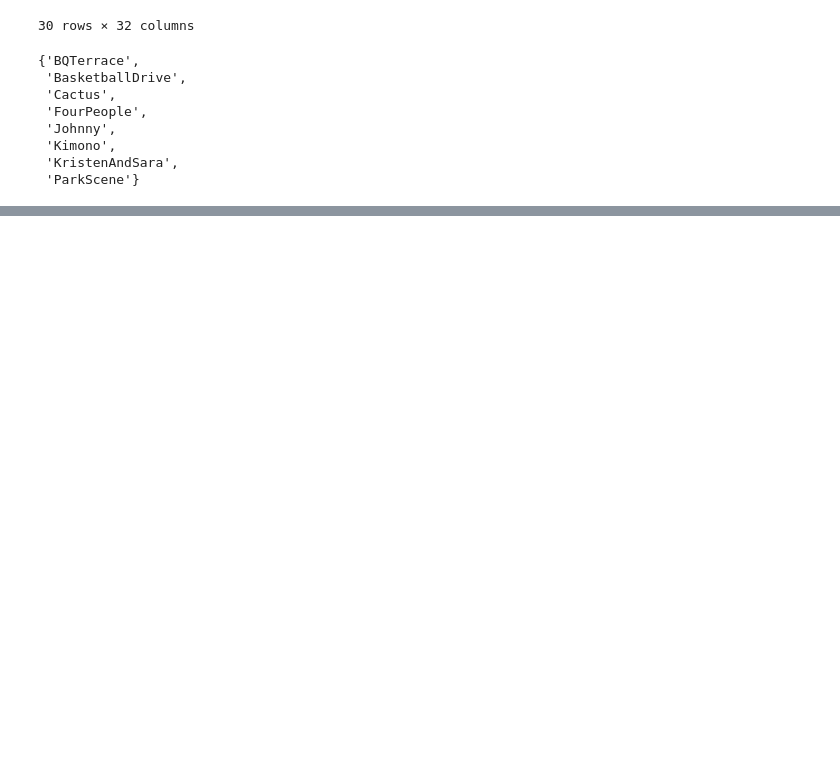
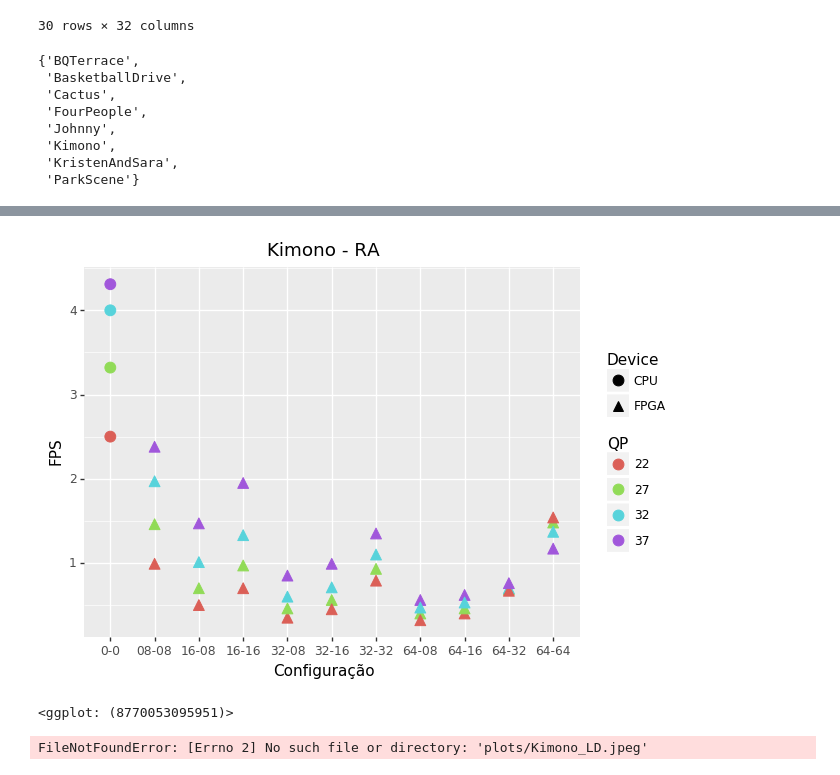
Before and after one commit to dwahast/Analise_TCC, a Jupyter notebook: Analise.ipynb, the cells around one changed output, grey strips where cells are left out. Saved outputs shown, nothing was run; the diff lists cells and outputs as text; code cells hidden in the pictures; blank space fills up the shorter version.

```diff
--- a/Analise GPU.ipynb
+++ b/Analise.ipynb
@@ -114,3 +162,11 @@ dict_plot['Kimono']
+# %%
+dict_plot_ra['Kimono']
+# %% [output]
+[figure, added]
+<ggplot: (8770053095951)>
 # %%
 for v in videos:
-    dict_plot[v].save('{}.jpeg'.format(v))
+    dict_plot_ld[v].save('plots/{}_LD.jpeg'.format(v))
+    dict_plot_ra[v].save('plots/{}_RA.jpeg'.format(v))
+# %% [output]
+FileNotFoundError: [Errno 2] No such file or directory: 'plots/Kimono_LD.jpeg'
```
Also changed, not shown: parts of 6 cells of this notebook, 24 other files.
